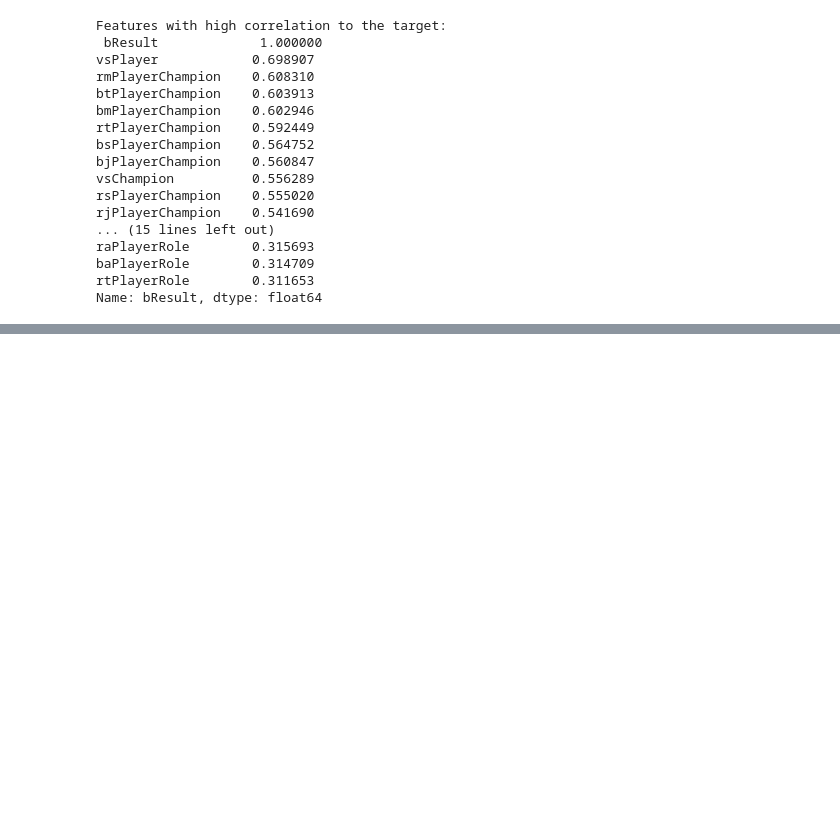
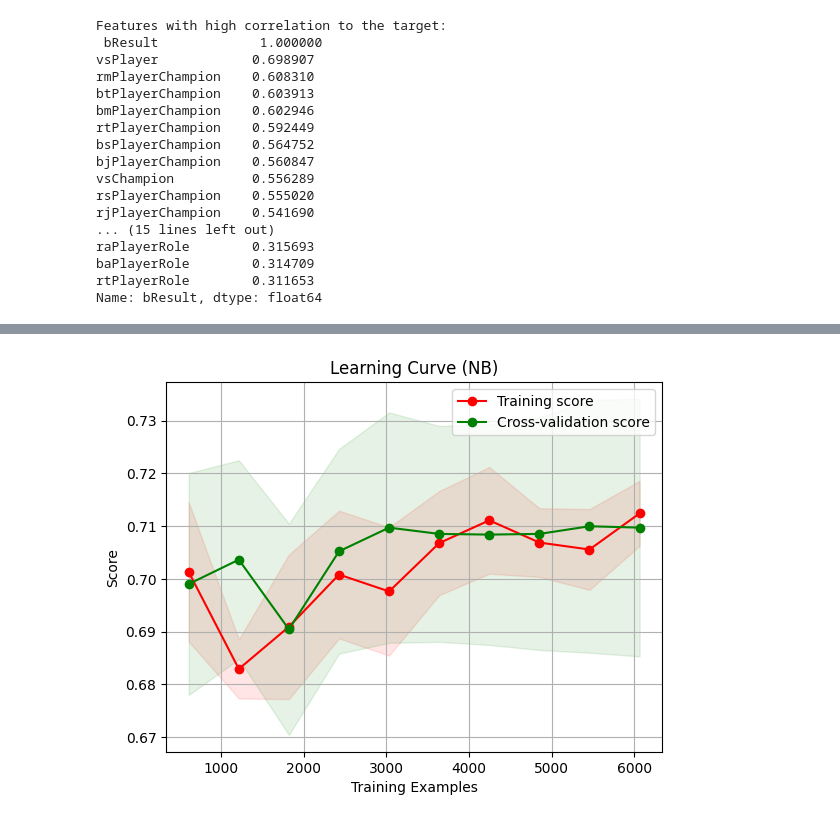
Before and after one commit to scotty-hoag/csci-567, a Jupyter notebook: code/ml_metrics.ipynb, the cells around one changed output, grey strips where cells are left out. Drawn from its saved outputs; the diff is of its cells as text; code cells hidden in the pictures; blank space fills up the shorter version.

```diff
--- a/code/ml_metrics.ipynb
+++ b/code/ml_metrics.ipynb
@@ -54,0 +150,45 @@ Name: bResult, dtype: float64
+# %%
+from sklearn.model_selection import learning_curve
+
+train_sizes, train_scores, test_scores = learning_curve(
+    model_nb_no_leak, x_combined_no_leak, y_combined, cv=5, n_jobs=-1,
+    train_sizes=np.linspace(0.1, 1.0, 10)
+)
+
+# Calculate mean and standard deviation for training and test scores
+train_scores_mean = np.mean(train_scores, axis=1)
+train_scores_std  = np.std(train_scores, axis=1)
+test_scores_mean  = np.mean(test_scores, axis=1)
+test_scores_std   = np.std(test_scores, axis=1)
+
+# Plot the learning curve
+plt.figure()
+plt.title("Learning Curve (NB)")
+plt.xlabel("Training Examples")
+plt.ylabel("Score")
+plt.grid()
+
+# Plot the fill between for standard deviation
+plt.fill_between(
+    train_sizes,
+    train_scores_mean - train_scores_std,
+    train_scores_mean + train_scores_std,
+    alpha=0.1,
+    color="r"
+)
+plt.fill_between(
+    train_sizes,
+    test_scores_mean - test_scores_std,
+    test_scores_mean + test_scores_std,
+    alpha=0.1,
+    color="g"
+)
+
+# Plot the mean training and test scores
+plt.plot(train_sizes, train_scores_mean, 'o-', color="r", label="Training score")
+plt.plot(train_sizes, test_scores_mean,  'o-', color="g", label="Cross-validation score")
+
+plt.legend(loc="best")
+plt.show()
+# %% [output]
+[figure, added]
```
Also changed, not shown: parts of 3 cells of this notebook, 5 other files.
